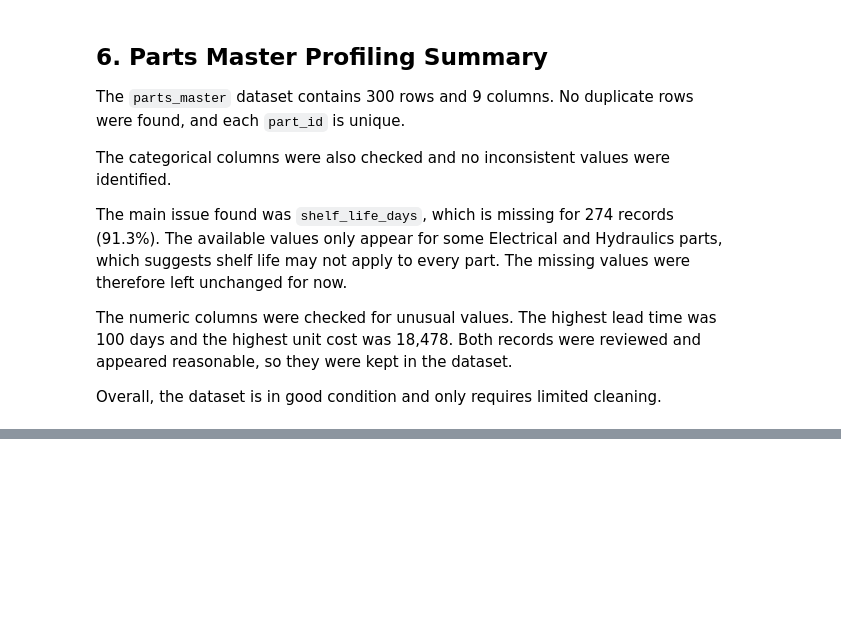
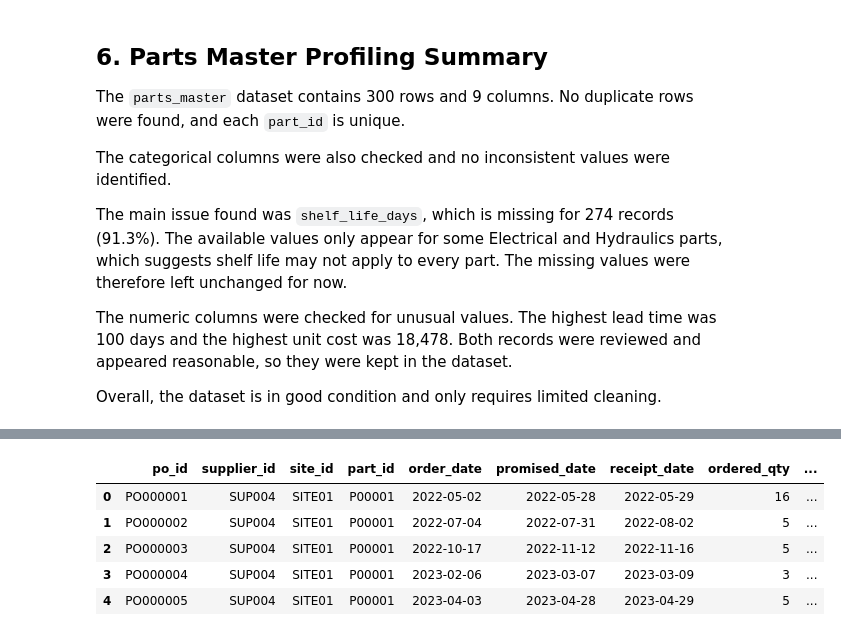
Before and after one commit to SeanNeedham/AeroFlow-Supply-Chain-Analytics, a Jupyter notebook: Python/01_data_profiling.ipynb, the cells around one changed output, grey strips where cells are left out. Saved outputs shown, nothing was run; the diff lists cells and outputs as text; code cells hidden in the pictures; blank space fills up the shorter version.

```diff
--- a/Python/01_data_profiling.ipynb
+++ b/Python/01_data_profiling.ipynb
@@ -199,0 +206,11 @@ Overall, the dataset is in good condition and only requires limited cleaning.
+# %%
+purchase_orders = pd.read_csv("../data/raw/purchase_orders.csv")
+# %%
+purchase_orders.head()
+# %% [output]
+|  | po_id | supplier_id | site_id | part_id | order_date | promised_date | receipt_date | ordered_qty | ... |
+| 0 | PO000001 | SUP004 | SITE01 | P00001 | 2022-05-02 | 2022-05-28 | 2022-05-29 | 16 | ... |
+| 1 | PO000002 | SUP004 | SITE01 | P00001 | 2022-07-04 | 2022-07-31 | 2022-08-02 | 5 | ... |
+| 2 | PO000003 | SUP004 | SITE01 | P00001 | 2022-10-17 | 2022-11-12 | 2022-11-16 | 5 | ... |
+| 3 | PO000004 | SUP004 | SITE01 | P00001 | 2023-02-06 | 2023-03-07 | 2023-03-09 | 3 | ... |
+| 4 | PO000005 | SUP004 | SITE01 | P00001 | 2023-04-03 | 2023-04-28 | 2023-04-29 | 5 | ... |
```
Also changed, not shown: parts of 51 cells of this notebook.
